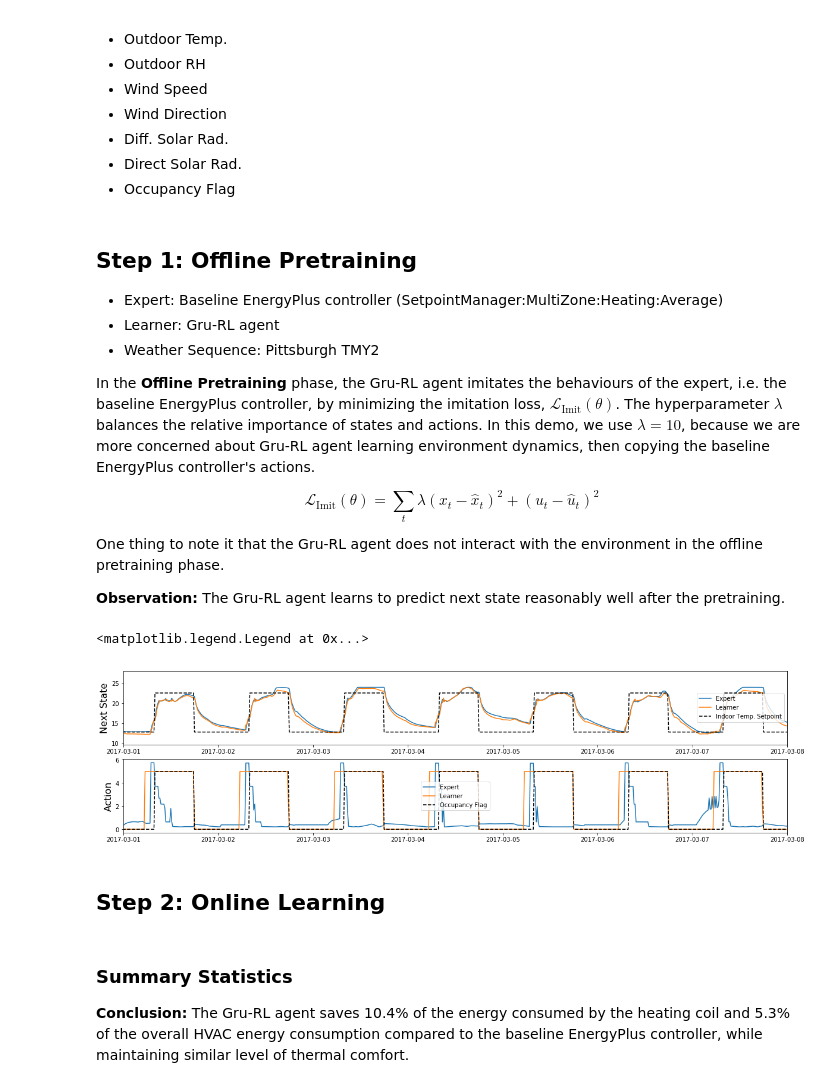
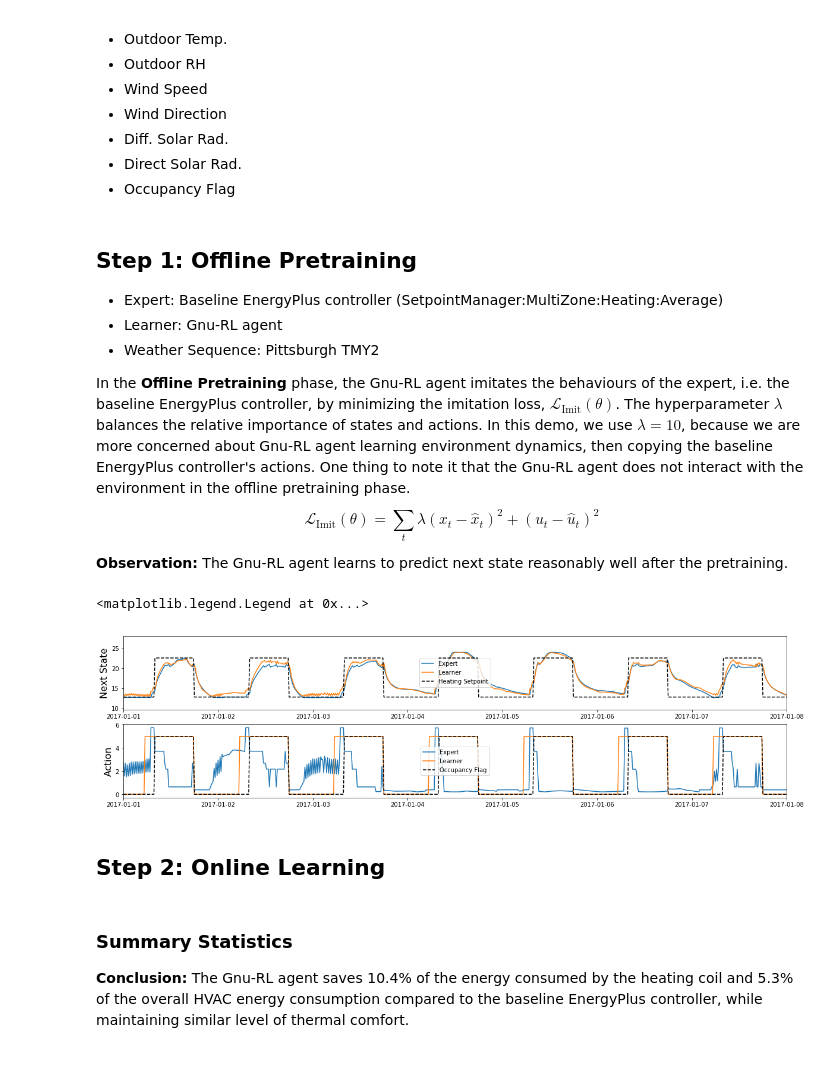
Before and after one commit to bingqingchen/Gnu-RL, a Jupyter notebook: agent/Demo.ipynb, the cells around one changed output. Drawn from its saved outputs; the diff is of its cells as text; code cells hidden in the pictures.

```diff
--- a/agent/Demo.ipynb
+++ b/agent/Demo.ipynb
@@ -72,18 +72,14 @@ In this demonstration, we control the supply air temperature of the main AHU and
 ## Step 1: Offline Pretraining
 
 - Expert: Baseline EnergyPlus controller (SetpointManager:MultiZone:Heating:Average)
-- Learner: Gru-RL agent
+- Learner: Gnu-RL agent
 - Weather Sequence: Pittsburgh TMY2
 
-In the **Offline Pretraining** phase, the Gru-RL agent imitates the behaviours of the expert, i.e. the baseline EnergyPlus controller, by minimizing the imitation loss, $\mathcal{L}_{\text{Imit}}(\theta)$. The hyperparameter $\lambda$ balances the relative importance of states and actions. In this demo, we use $\lambda =10$, because we are more concerned about Gru-RL agent learning environment dynamics, then copying the baseline EnergyPlus controller's actions.
-
+In the **Offline Pretraining** phase, the Gnu-RL agent imitates the behaviours of the expert, i.e. the baseline EnergyPlus controller, by minimizing the imitation loss, $\mathcal{L}_{\text{Imit}}(\theta)$. The hyperparameter $\lambda$ balances the relative importance of states and actions. In this demo, we use $\lambda =10$, because we are more concerned about Gnu-RL agent learning environment dynamics, then copying the baseline EnergyPlus controller's actions. One thing to note it that the Gnu-RL agent does not interact with the environment in the offline pretraining phase.
 $$\mathcal{L}_{\text{Imit}}(\theta) =  \sum_t \lambda(x_t-\hat{x}_t)^2+(u_t-\hat{u}_t)^2$$
 
-One thing to note it that the Gru-RL agent does not interact with the environment in the offline pretraining phase.
-
-
 **Observation:**
-The Gru-RL agent learns to predict next state reasonably well after the pretraining.
+The Gnu-RL agent learns to predict next state reasonably well after the pretraining.
 # %%
 filePath = "./results/"
 imit_record = pd.read_pickle(filePath+"Imit_rl.pkl")
@@ -92,28 +88,28 @@ imit_record["Hour"] = pd.Series([time.hour for time in imit_record.index], index
 imit_record["Occupancy Flag"] = (imit_record["Hour"]>=8) & (imit_record["Hour"]< 18)
 imit_record["Indoor Temp. Setpoint"] = pd.Series([22.5 if occupied==1 else 12.8 for occupied in imit_record["Occupancy Flag"]], index = imit_record.index)
 # %%
-start_time = pd.datetime(year = 2017, month = 3, day = 1)
+start_time = pd.datetime(year = 2017, month = 1, day = 1)
 end_time = start_time + pd.Timedelta(days = 7)
 
 fig = plt.figure(figsize=(20,5))
 plt.subplot(2,1,1)
 plt.plot(imit_record["Expert nState"], label = "Expert")
 plt.plot(imit_record["Learner nState"], label = "Learner")
-plt.plot(imit_record["Indoor Temp. Setpoint"], "k--", label = "Indoor Temp. Setpoint")
+plt.plot(imit_record["Indoor Temp. Setpoint"], "k--", label = "Heating Setpoint")
 plt.ylabel("Next State", fontsize = 16)
 plt.xlim((start_time, end_time))
 plt.legend()
 
 plt.subplot(2,1,2)
 plt.plot(imit_record["Expert action"], label = "Expert")
 plt.plot(imit_record["Learner action"], label = "Learner")
 plt.plot(imit_record["Occupancy Flag"]*5, 'k--', label = "Occupancy Flag")
 plt.ylabel("Action", fontsize = 16)
 plt.xlim((start_time, end_time))
 plt.legend()
 # %% [output]
 <matplotlib.legend.Legend at 0x...>
-[figure, old version]
+[figure, new version]
 # %% [markdown]
 ## Step 2: Online Learning
 # %%
@@ -125,7 +120,7 @@ rl = rl.merge(rl_action, left_index = True, right_index = True)
 # %% [markdown]
 ### Summary Statistics
 **Conclusion:**
-The Gru-RL agent saves 10.4% of the energy consumed by the heating coil and 5.3% of the overall HVAC energy consumption compared to the baseline EnergyPlus controller, while maintaining similar level of thermal comfort.
+The Gnu-RL agent saves 10.4% of the energy consumed by the heating coil and 5.3% of the overall HVAC energy consumption compared to the baseline EnergyPlus controller, while maintaining similar level of thermal comfort.
 # %%
 def CalcStatistics(obs):
     # PPD during Occipied period
```
Also changed, not shown: parts of 14 cells of this notebook.
